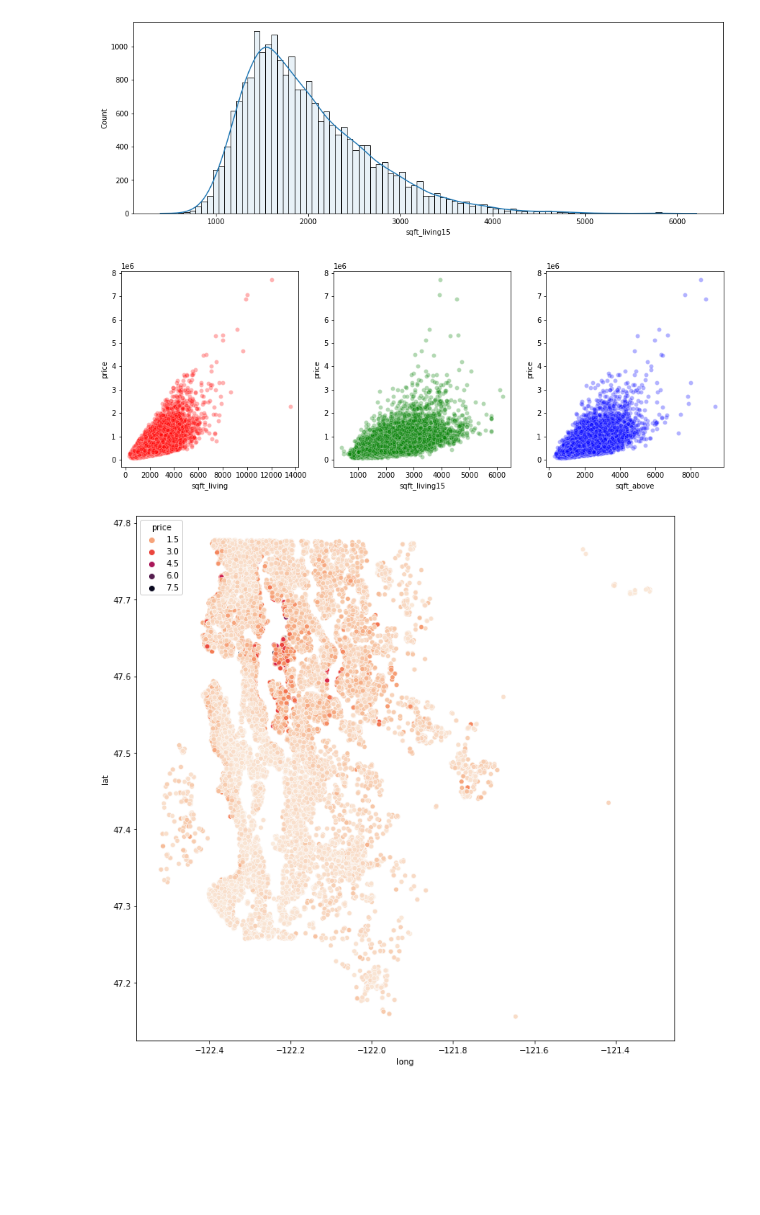
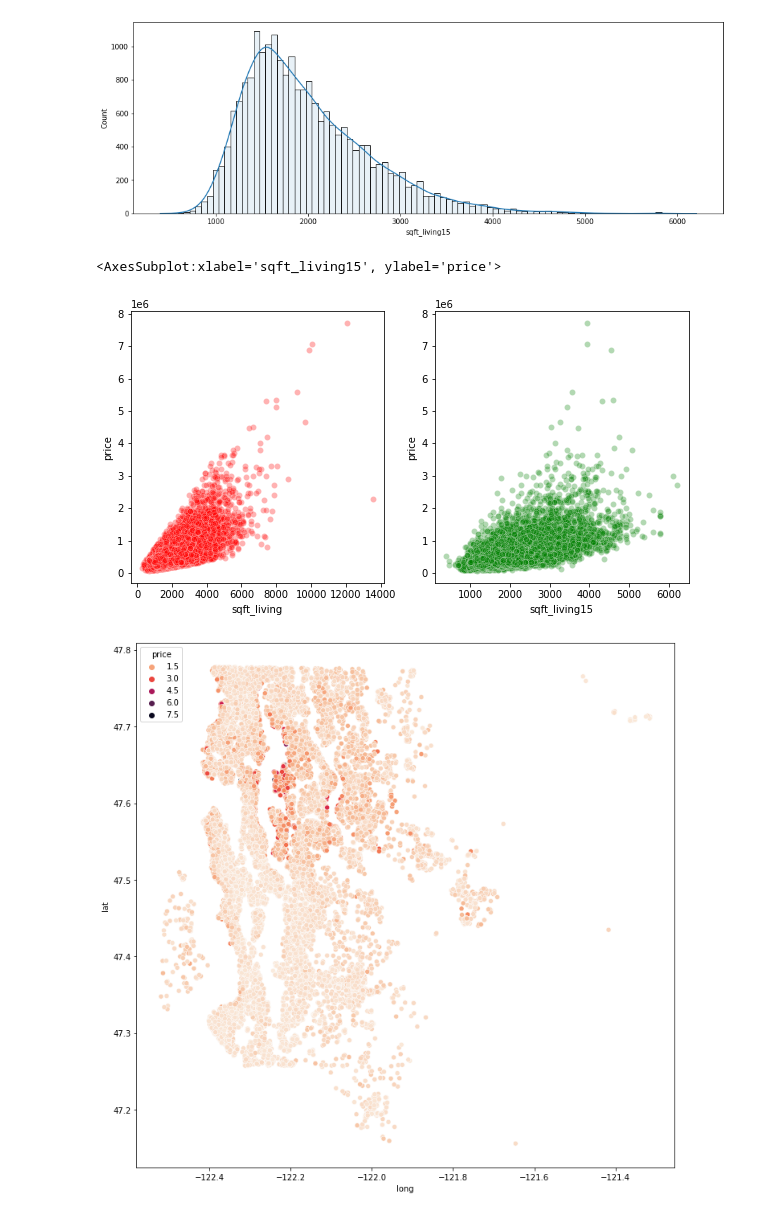
Before and after one commit to AlirezaKamyab/Tasks, a Jupyter notebook: Task 01/Task 1 XGBoost.ipynb, the cells around one changed output. Drawn from its saved outputs; the diff is of its cells as text; code cells hidden in the pictures; blank space fills up the shorter version.

```diff
--- a/Task 01/Task 1 XGBoost.ipynb
+++ b/Task 01/Task 1 XGBoost.ipynb
@@ -157,12 +162,12 @@ sns.histplot(data=df, x='sqft_living15', ax=ax, kde=True, alpha=0.1);
 # %% [output]
 [figure]
 # %%
-fig, ax = plt.subplots(1, 3, figsize=(15, 5))
+fig, ax = plt.subplots(1, 2, figsize=(10, 5))
 sns.scatterplot(data=df, x='sqft_living', y='price', ax=ax[0], alpha=0.3, color='red')
 sns.scatterplot(data=df, x='sqft_living15', y='price', ax=ax[1], alpha=0.3, color='green')
-sns.scatterplot(data=df, x='sqft_above', y='price', ax=ax[2], alpha=0.3, color='blue');
 # %% [output]
+<AxesSubplot:xlabel='sqft_living15', ylabel='price'>
-[figure, old version]
+[figure, new version]
 # %%
 plt.figure(figsize=(12, 12))
 sns.scatterplot(data=df, x='long', y='lat', hue='price', palette='rocket_r',);
```
Also changed, not shown: parts of 21 cells of this notebook, 5 other files.
